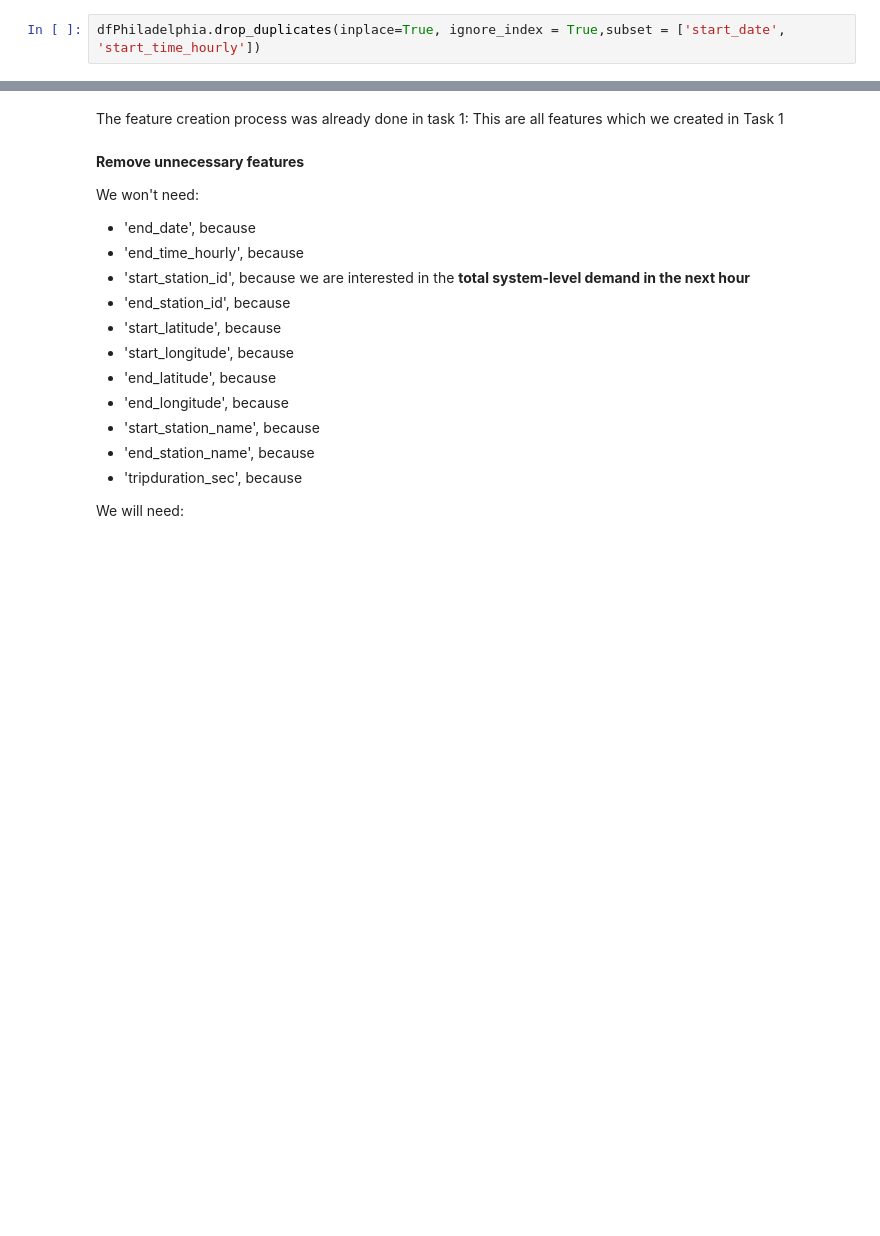
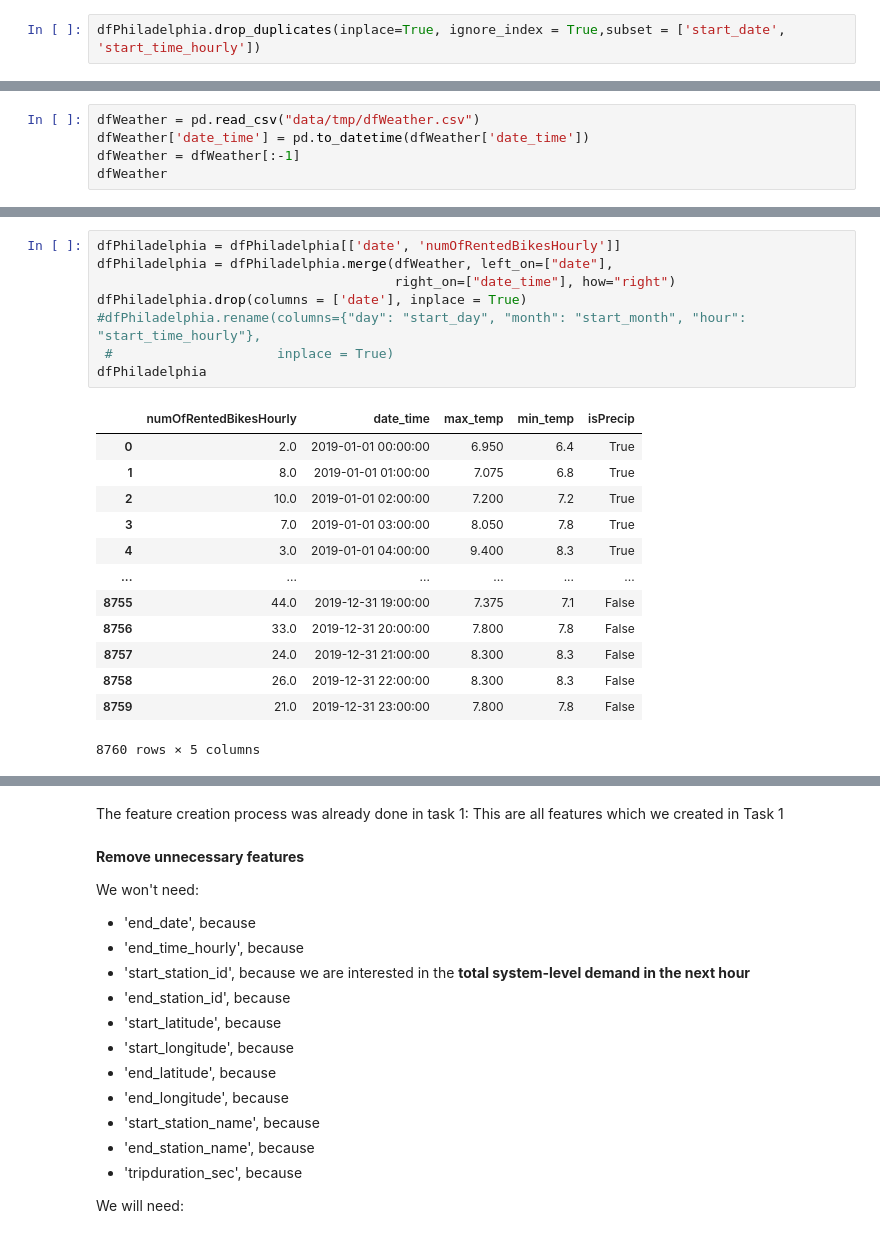
Before and after one commit to Hannah2800/AA_2022_PythonPandas, a Jupyter notebook: Task 4 - Predictive Analytics.ipynb, the cells around one changed output, grey strips where cells are left out. Drawn from its saved outputs; the diff is of its cells as text; blank space fills up the shorter version.

```diff
--- a/Task 4 - Predictive Analytics.ipynb
+++ b/Task 4 - Predictive Analytics.ipynb
@@ -104,0 +110,5 @@ dfPhiladelphia
+# %%
+dfWeather = pd.read_csv("data/tmp/dfWeather.csv")
+dfWeather['date_time'] = pd.to_datetime(dfWeather['date_time'])
+dfWeather = dfWeather[:-1]
+dfWeather
@@ -104,0 +129,22 @@ dfPhiladelphia
+# %%
+dfPhiladelphia = dfPhiladelphia[['date', 'numOfRentedBikesHourly']]
+dfPhiladelphia = dfPhiladelphia.merge(dfWeather, left_on=["date"],
+                                      right_on=["date_time"], how="right")
+dfPhiladelphia.drop(columns = ['date'], inplace = True)
+#dfPhiladelphia.rename(columns={"day": "start_day", "month": "start_month", "hour": "start_time_hourly"},
+ #                     inplace = True)
+dfPhiladelphia
+# %% [output]
+|  | numOfRentedBikesHourly | date_time | max_temp | min_temp | isPrecip |
+| 0 | 2.0 | 2019-01-01 00:00:00 | 6.950 | 6.4 | True |
+| 1 | 8.0 | 2019-01-01 01:00:00 | 7.075 | 6.8 | True |
+| 2 | 10.0 | 2019-01-01 02:00:00 | 7.200 | 7.2 | True |
+| 3 | 7.0 | 2019-01-01 03:00:00 | 8.050 | 7.8 | True |
+| 4 | 3.0 | 2019-01-01 04:00:00 | 9.400 | 8.3 | True |
+| ... | ... | ... | ... | ... | ... |
+| 8755 | 44.0 | 2019-12-31 19:00:00 | 7.375 | 7.1 | False |
+| 8756 | 33.0 | 2019-12-31 20:00:00 | 7.800 | 7.8 | False |
+| 8757 | 24.0 | 2019-12-31 21:00:00 | 8.300 | 8.3 | False |
+| 8758 | 26.0 | 2019-12-31 22:00:00 | 8.300 | 8.3 | False |
+| 8759 | 21.0 | 2019-12-31 23:00:00 | 7.800 | 7.8 | False |
+8760 rows × 5 columns
```
Also changed, not shown: parts of 79 cells of this notebook, 2 other files.
